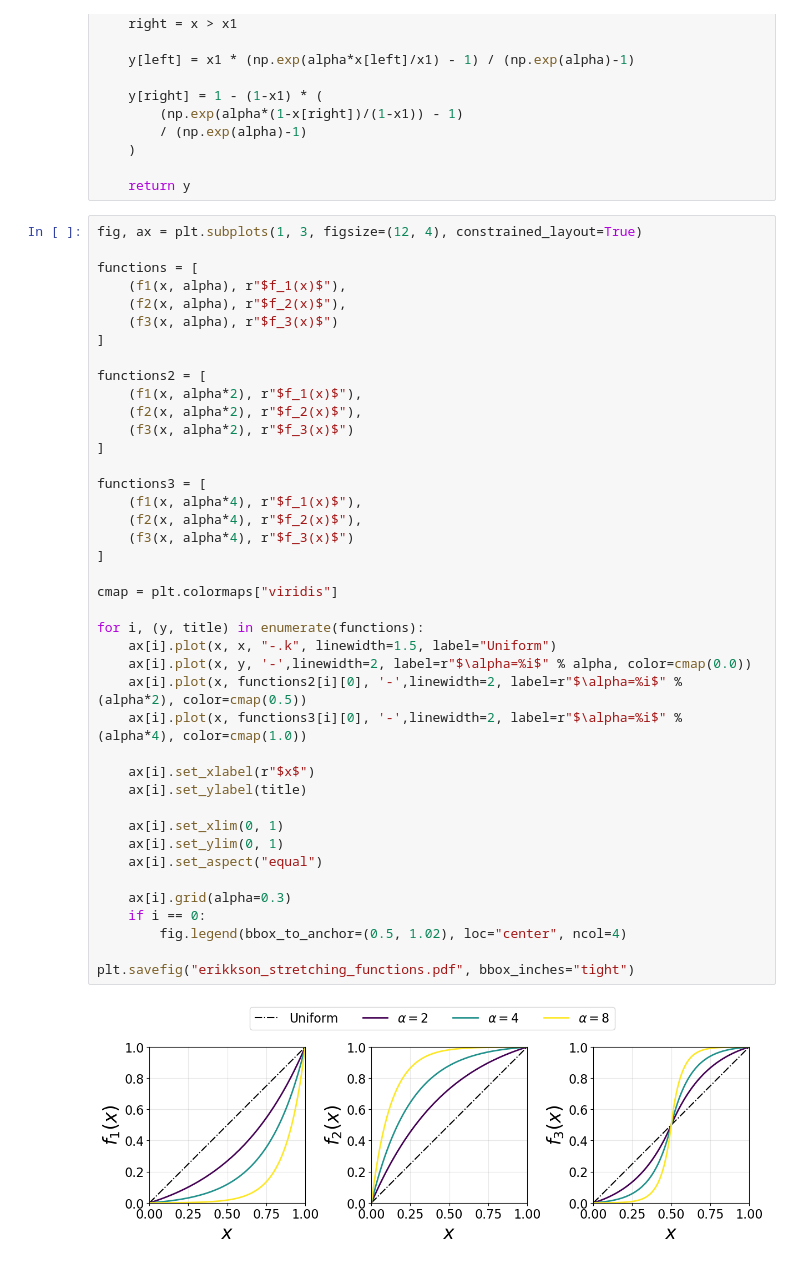
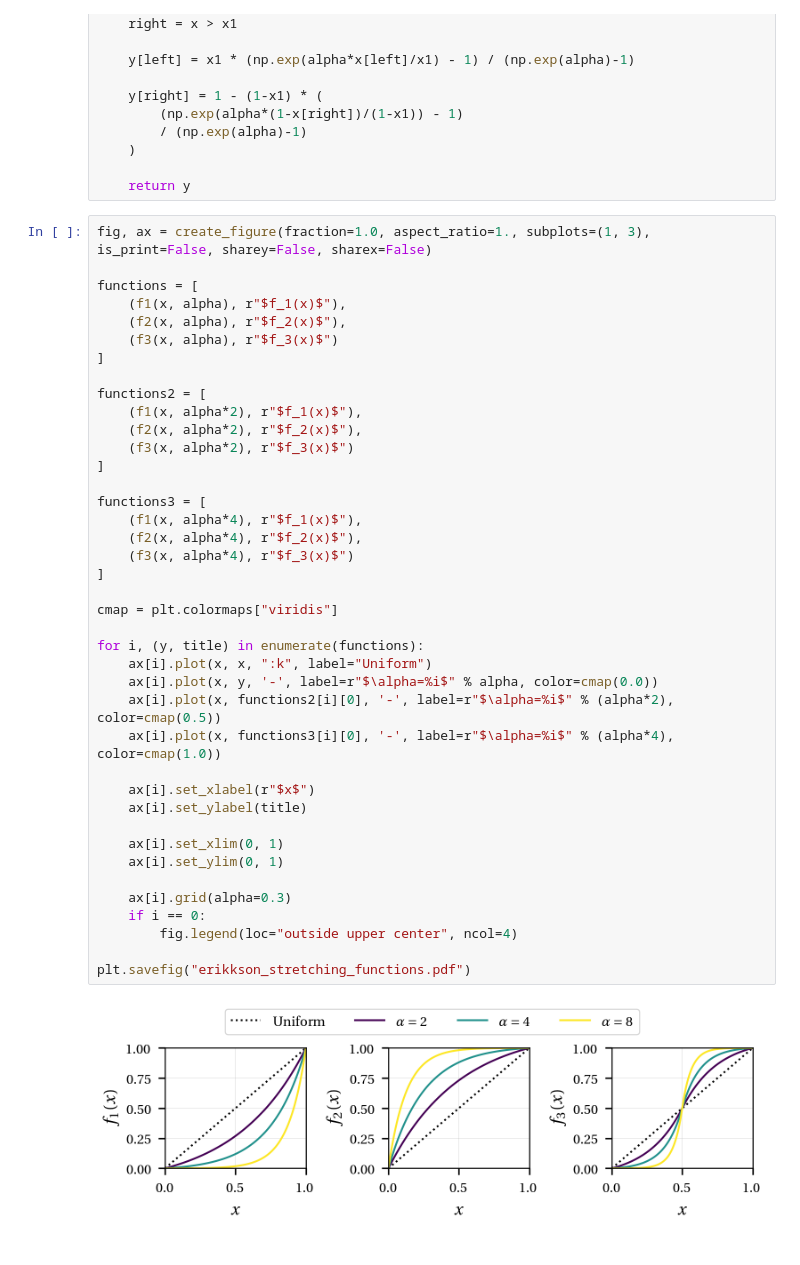
Before and after one commit to Propulsion-Power-TU-Delft/unsflow, a Jupyter notebook: testcases/grid/notebooks/stretching_functions/main.ipynb, the cells around one changed output. Drawn from its saved outputs; the diff is of its cells as text.

```diff
--- a/testcases/grid/notebooks/stretching_functions/main.ipynb
+++ b/testcases/grid/notebooks/stretching_functions/main.ipynb
@@ -37,45 +38,44 @@ def f3(x, alpha):
 
     return y
 # %%
-fig, ax = plt.subplots(1, 3, figsize=(12, 4), constrained_layout=True)
+fig, ax = create_figure(fraction=1.0, aspect_ratio=1., subplots=(1, 3), is_print=False, sharey=False, sharex=False)
 
 functions = [
     (f1(x, alpha), r"$f_1(x)$"),
     (f2(x, alpha), r"$f_2(x)$"),
     (f3(x, alpha), r"$f_3(x)$")
 ]
 
 functions2 = [
     (f1(x, alpha*2), r"$f_1(x)$"),
     (f2(x, alpha*2), r"$f_2(x)$"),
     (f3(x, alpha*2), r"$f_3(x)$")
 ]
 
 functions3 = [
     (f1(x, alpha*4), r"$f_1(x)$"),
     (f2(x, alpha*4), r"$f_2(x)$"),
     (f3(x, alpha*4), r"$f_3(x)$")
 ]
 
 cmap = plt.colormaps["viridis"]
 
 for i, (y, title) in enumerate(functions):
-    ax[i].plot(x, x, "-.k", linewidth=1.5, label="Uniform")
-    ax[i].plot(x, y, '-',linewidth=2, label=r"$\alpha=%i$" % alpha, color=cmap(0.0))
-    ax[i].plot(x, functions2[i][0], '-',linewidth=2, label=r"$\alpha=%i$" % (alpha*2), color=cmap(0.5))
-    ax[i].plot(x, functions3[i][0], '-',linewidth=2, label=r"$\alpha=%i$" % (alpha*4), color=cmap(1.0))
+    ax[i].plot(x, x, ":k", label="Uniform")
+    ax[i].plot(x, y, '-', label=r"$\alpha=%i$" % alpha, color=cmap(0.0))
+    ax[i].plot(x, functions2[i][0], '-', label=r"$\alpha=%i$" % (alpha*2), color=cmap(0.5))
+    ax[i].plot(x, functions3[i][0], '-', label=r"$\alpha=%i$" % (alpha*4), color=cmap(1.0))
 
     ax[i].set_xlabel(r"$x$")
     ax[i].set_ylabel(title)
 
     ax[i].set_xlim(0, 1)
     ax[i].set_ylim(0, 1)
-    ax[i].set_aspect("equal")
 
     ax[i].grid(alpha=0.3)
     if i == 0:
-        fig.legend(bbox_to_anchor=(0.5, 1.02), loc="center", ncol=4)
+        fig.legend(loc="outside upper center", ncol=4)
 
-plt.savefig("erikkson_stretching_functions.pdf", bbox_inches="tight")
+plt.savefig("erikkson_stretching_functions.pdf")
 # %% [output]
-[figure, old version]
+[figure, new version]
```
Also changed, not shown: parts of 1 cell of this notebook, 5 other files.
